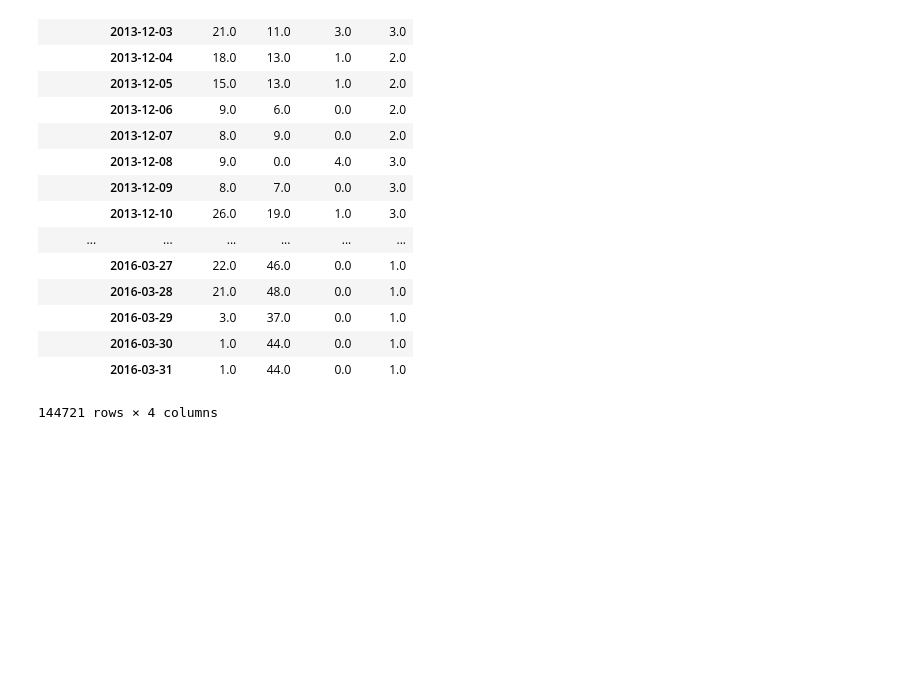
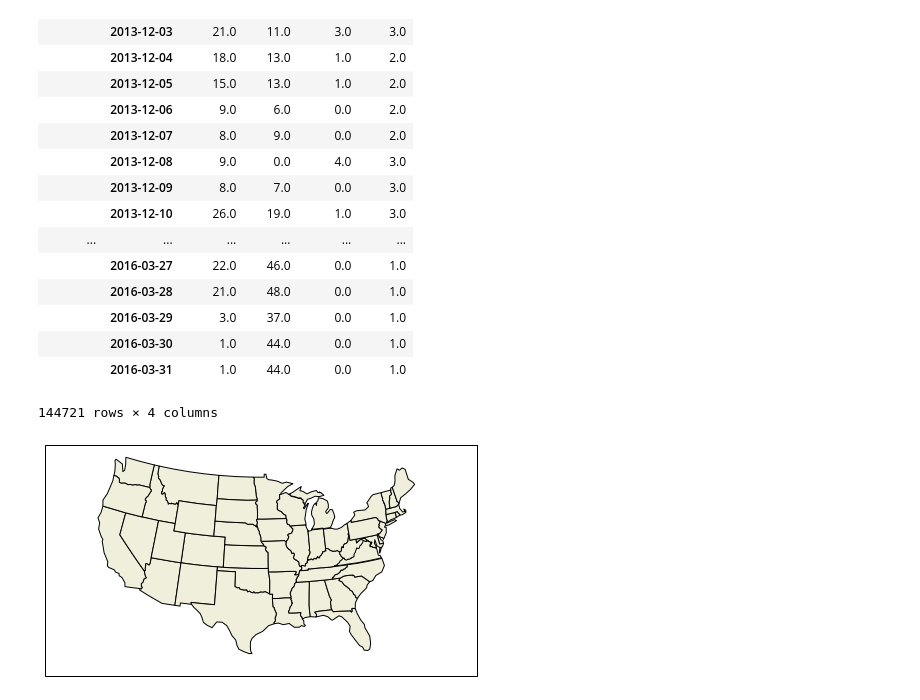
Before and after one commit to jaeglee94/allHomework, a Jupyter notebook: 7 1st Project/Untitled.ipynb, the cells around one changed output. Cells and saved outputs as stored; diff of their text form; code cells hidden in the pictures; blank space fills up the shorter version.

Commit message:
adding updates to project files

```diff
--- a/7 1st Project/Untitled.ipynb
+++ b/7 1st Project/Untitled.ipynb
@@ -54,0 +64,18 @@ cleanDF
+# %%
+ax = plt.axes([0,0,1,1],projection=ccrs.LambertConformal())
+ax.set_extent([-125,-66.5,20,50],ccrs.Geodetic())
+shapename = 'admin_1_states_provinces_lakes_shp'
+states_shp = shpreader.natural_earth(resolution='110m',category='cultural', name=shapename)
+
+for state in shpreader.Reader(states_shp).geometries():
+        # pick a default color for the land with a black outline,
+        # this will change if the storm intersects with our track
+        facecolor = [0.9375, 0.9375, 0.859375]
+        edgecolor = 'black'
+
+
+
+        ax.add_geometries([state], ccrs.PlateCarree(),
+                          facecolor=facecolor, edgecolor=edgecolor)
+# %% [output]
+[figure, added]
```
Also changed, not shown: parts of 4 cells of this notebook.
